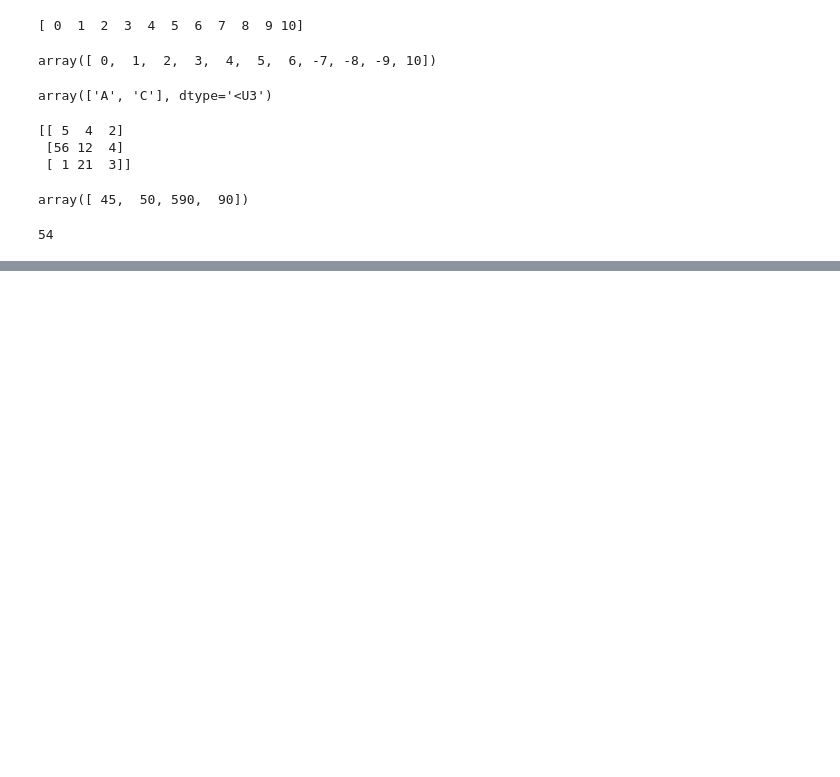
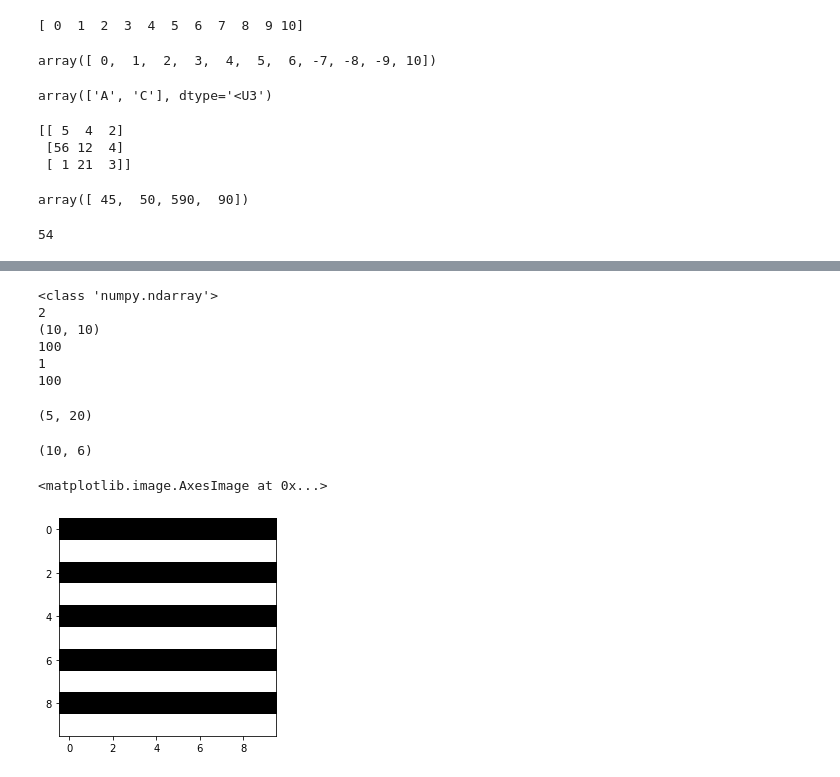
Before and after one commit to bhadreshpsavani/ExploringDataScience, a Jupyter notebook: DataScience_Numpy.ipynb, the cells around one changed output, grey strips where cells are left out. Saved outputs shown, nothing was run; the diff lists cells and outputs as text; code cells hidden in the pictures; blank space fills up the shorter version.

```diff
--- a/DataScience_Numpy.ipynb
+++ b/DataScience_Numpy.ipynb
@@ -223,0 +309,20 @@ arr[np.abs(arr-nearest_to).argmin()]
+# %%
+import os.path
+from skimage.io import imread
+from skimage import data_dir
+
+img = imread(os.path.join(data_dir, 'checker_bilevel.png'))
+# %%
+print(type(img)) # check image type
+print(img.ndim) # check dim
+print(img.shape) # check shape of image
+print(img.size) # check size of image
+print(img.itemsize) # check item type
+print(img.nbytes) # check bytes
+# %% [output]
+<class 'numpy.ndarray'>
+2
+(10, 10)
+100
+1
+100
@@ -223,0 +331,5 @@ arr[np.abs(arr-nearest_to).argmin()]
+# %%
+img_reshape = img.reshape(5, 20)
+print(img_reshape.shape)
+# %% [output]
+(5, 20)
@@ -223,0 +339,13 @@ arr[np.abs(arr-nearest_to).argmin()]
+# %%
+# compression
+img_com = img.copy()
+img_com = img_com.compress([True, False, True, 0, 1, 1, 1, 0, 0, 1], axis=1)
+print(img_com.shape)
+# %% [output]
+(10, 6)
+# %%
+import matplotlib.pyplot as plt
+plt.imshow(img, cmap='Greys')
+# %% [output]
+<matplotlib.image.AxesImage at 0x...>
+[figure, added]
```
Also changed, not shown: parts of 22 cells of this notebook.
